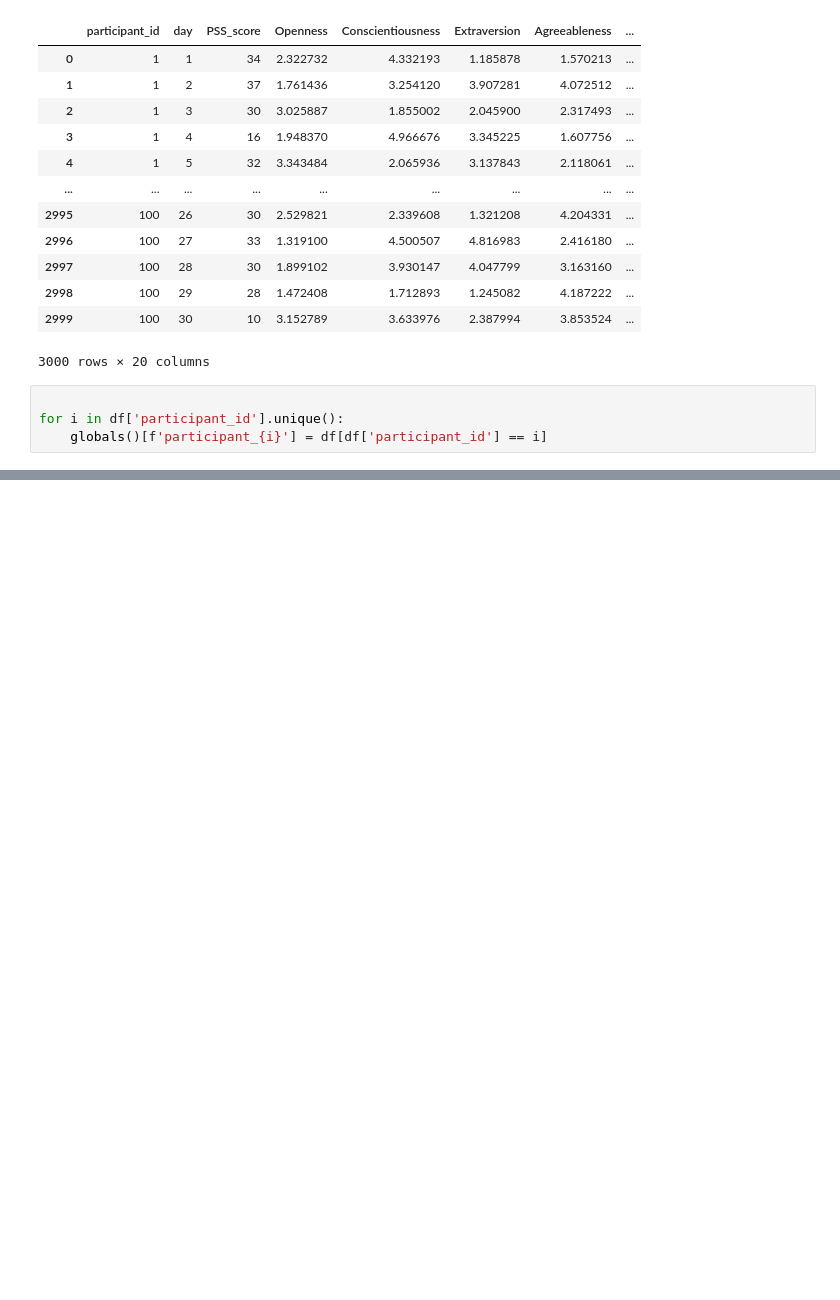
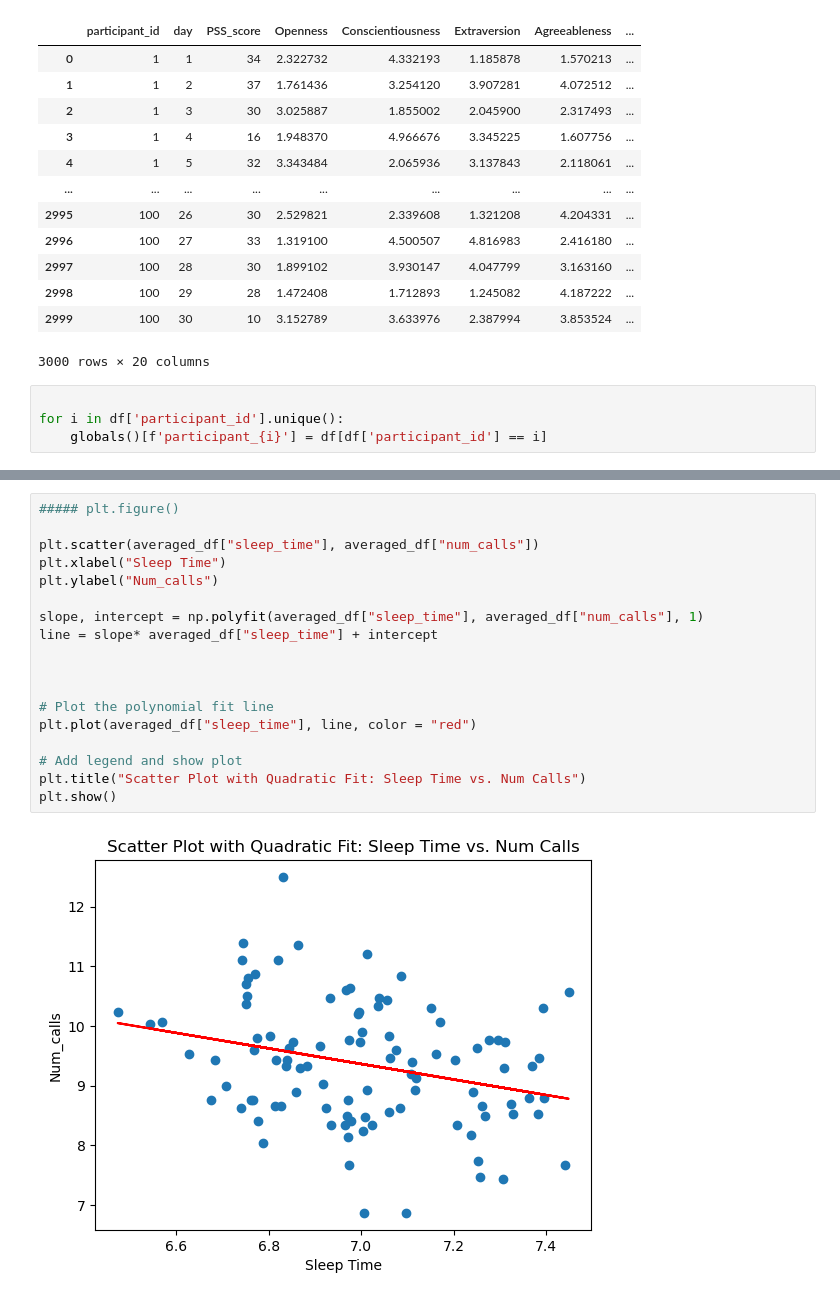
Before and after one commit to Harshan-Kurapati/StressDetection, a Jupyter notebook: Untitled.ipynb, the cells around one changed output, grey strips where cells are left out. Saved outputs shown, nothing was run; the diff lists cells and outputs as text; blank space fills up the shorter version.

```diff
--- a/Untitled.ipynb
+++ b/Untitled.ipynb
@@ -276,0 +244,20 @@ xx
+# %%
+##### plt.figure()
+
+plt.scatter(averaged_df["sleep_time"], averaged_df["num_calls"])
+plt.xlabel("Sleep Time")
+plt.ylabel("Num_calls")
+
+slope, intercept = np.polyfit(averaged_df["sleep_time"], averaged_df["num_calls"], 1)
+line = slope* averaged_df["sleep_time"] + intercept
+
+
+
+# Plot the polynomial fit line
+plt.plot(averaged_df["sleep_time"], line, color = "red")
+
+# Add legend and show plot
+plt.title("Scatter Plot with Quadratic Fit: Sleep Time vs. Num Calls")
+plt.show()
+# %% [output]
+[figure, added]
```
Also changed, not shown: parts of 15 cells of this notebook.
